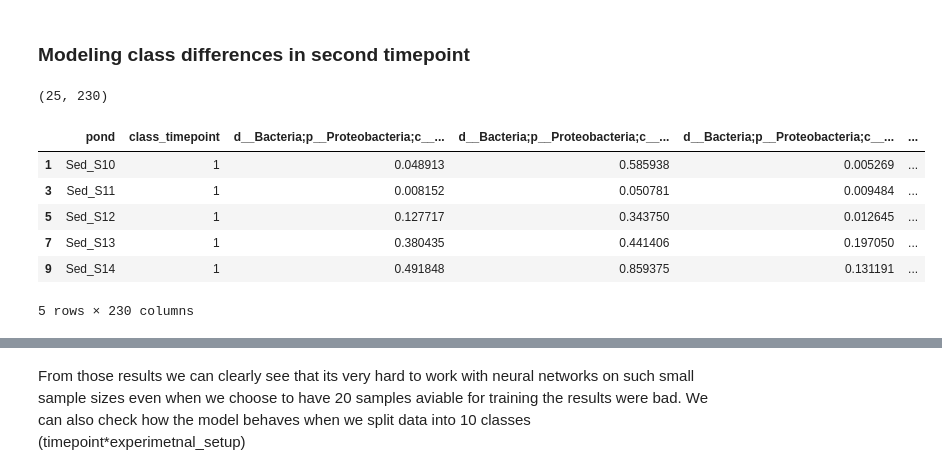
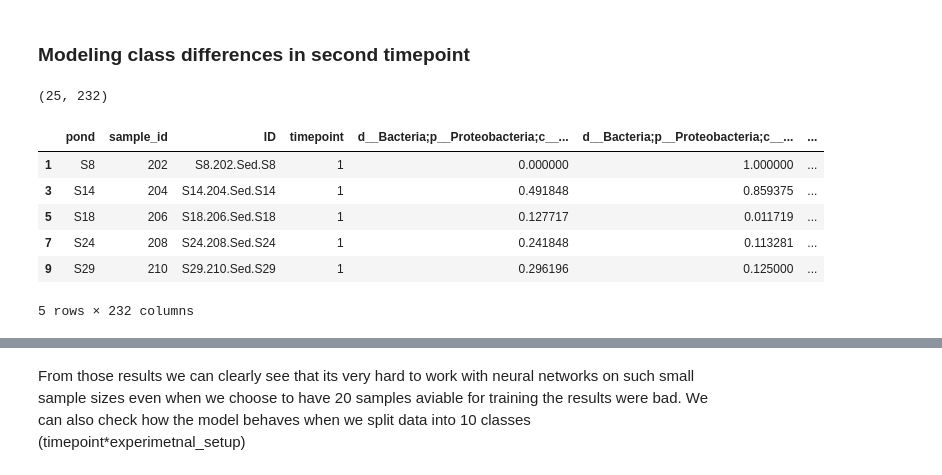
Before and after one commit to paq88/Fish_neural_network_classifier, a Jupyter notebook: sed_based/Sediment_1.ipynb, the cells around one changed output, grey strips where cells are left out. Cells and saved outputs as stored; diff of their text form; code cells hidden in the pictures.

```diff
--- a/sed_based/Sediment_1.ipynb
+++ b/sed_based/Sediment_1.ipynb
@@ -31,12 +43,8 @@ kf = KFold(n_splits=5, shuffle=True, random_state=111)
 # %%
-df = pd.read_csv('https://raw.githubusercontent.com/paq88/Fish_neural_network_classifier/refs/heads/main/sed_based/Data/sed_bacteria_merged.csv')
-predictors = df.columns[1:]
+predictors = df.columns[4:]
 print(f"number of predictors/bacteria famillies: {len(predictors)}")
 
-# adding collumn with timepoints
-classes = np.tile([0, 1], 25)
-df.insert(1,"class_timepoint",  classes)
-
+df['timepoint'] = LabelEncoder().fit_transform(df['timepoint'])
 # replacing NaN values with 0
 df.fillna(0, inplace=True)
 
@@ -241,18 +293,18 @@ We can see here that there is problem with overfitting and becouse that there is
 # %% [markdown]
 ### Modeling class differences in second timepoint
 # %%
-df_second_tp = df_norm[df_norm["class_timepoint"]==1]
+df_second_tp = df_norm[df_norm["timepoint"]==1]
 print(df_second_tp.shape)
 df_second_tp.head()
 # %% [output]
-(25, 230)
+(25, 232)
-|  | pond | class_timepoint | d__Bacteria;p__Proteobacteria;c__... | d__Bacteria;p__Proteobacteria;c__... | d__Bacteria;p__Proteobacteria;c__... | ... |
-| 1 | Sed_S10 | 1 | 0.048913 | 0.585938 | 0.005269 | ... |
-| 3 | Sed_S11 | 1 | 0.008152 | 0.050781 | 0.009484 | ... |
-| 5 | Sed_S12 | 1 | 0.127717 | 0.343750 | 0.012645 | ... |
-| 7 | Sed_S13 | 1 | 0.380435 | 0.441406 | 0.197050 | ... |
-| 9 | Sed_S14 | 1 | 0.491848 | 0.859375 | 0.131191 | ... |
+|  | pond | sample_id | ID | timepoint | d__Bacteria;p__Proteobacteria;c__... | d__Bacteria;p__Proteobacteria;c__... | ... |
+| 1 | S8 | 202 | S8.202.Sed.S8 | 1 | 0.000000 | 1.000000 | ... |
+| 3 | S14 | 204 | S14.204.Sed.S14 | 1 | 0.491848 | 0.859375 | ... |
+| 5 | S18 | 206 | S18.206.Sed.S18 | 1 | 0.127717 | 0.011719 | ... |
+| 7 | S24 | 208 | S24.208.Sed.S24 | 1 | 0.241848 | 0.113281 | ... |
+| 9 | S29 | 210 | S29.210.Sed.S29 | 1 | 0.296196 | 0.125000 | ... |
-5 rows × 230 columns
+5 rows × 232 columns
 # %%
 model3 = keras.Sequential()
 
```
Also changed, not shown: parts of 26 cells of this notebook, 1 other file.
